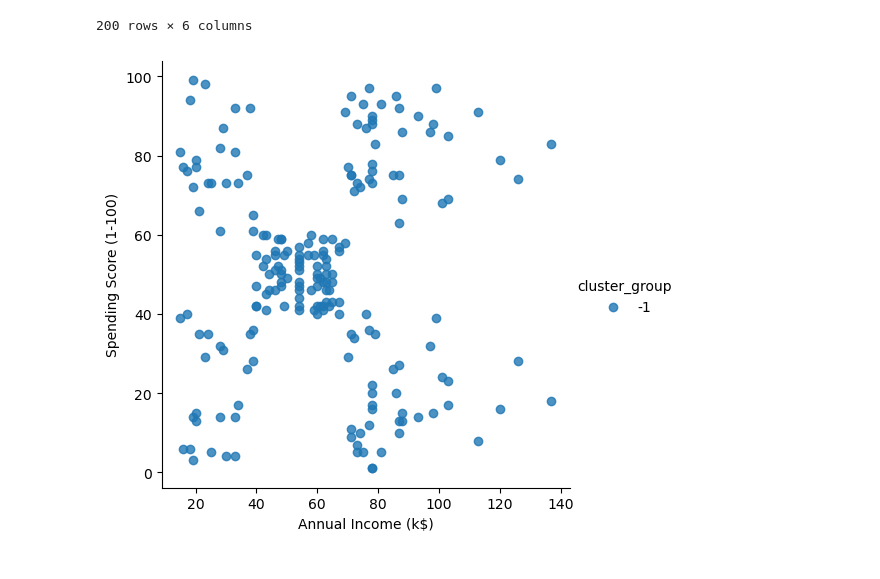
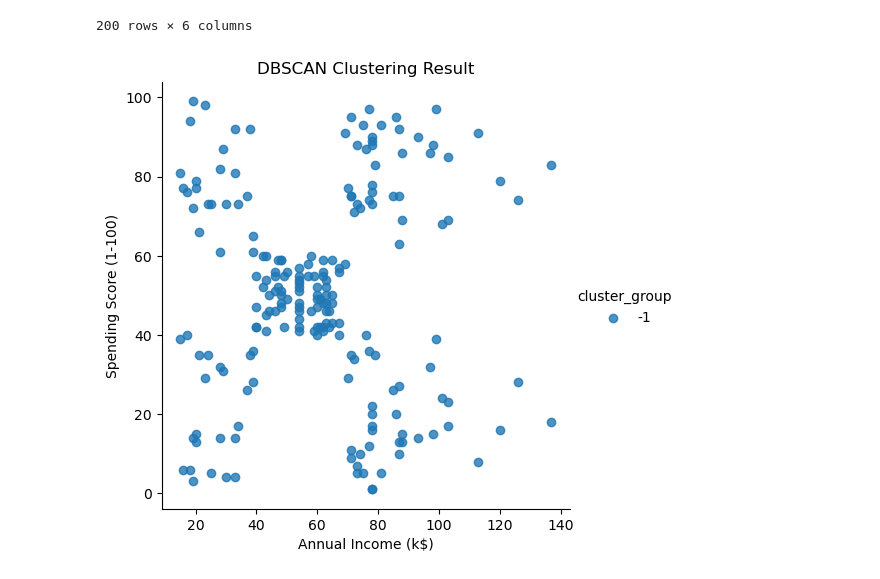
Before and after one commit to Dinesh0506/DBSCAN_Clustering, a Jupyter notebook: DBSCAN_Clustering.ipynb, the cells around one changed output. Saved outputs shown, nothing was run; the diff lists cells and outputs as text; code cells hidden in the pictures.

```diff
--- a/DBSCAN_Clustering.ipynb
+++ b/DBSCAN_Clustering.ipynb
@@ -92,8 +96,10 @@ supervised.to_csv("cluster",index=False)
 # %%
 #to plot the cluster in graph, in this hue use for difference of cluster,
 #fit_reg for plot the coorect manner
 import seaborn as sns
 facet=sns.lmplot(data=supervised,x=supervised.columns[3],y=supervised.columns[4],
                  fit_reg=False,hue=supervised.columns[5],legend=True,legend_out=True)
+plt.title('DBSCAN Clustering Result')
+plt.show()
 # %% [output]
-[figure, old version]
+[figure, new version]
```
Also changed, not shown: parts of 1 cell of this notebook.
